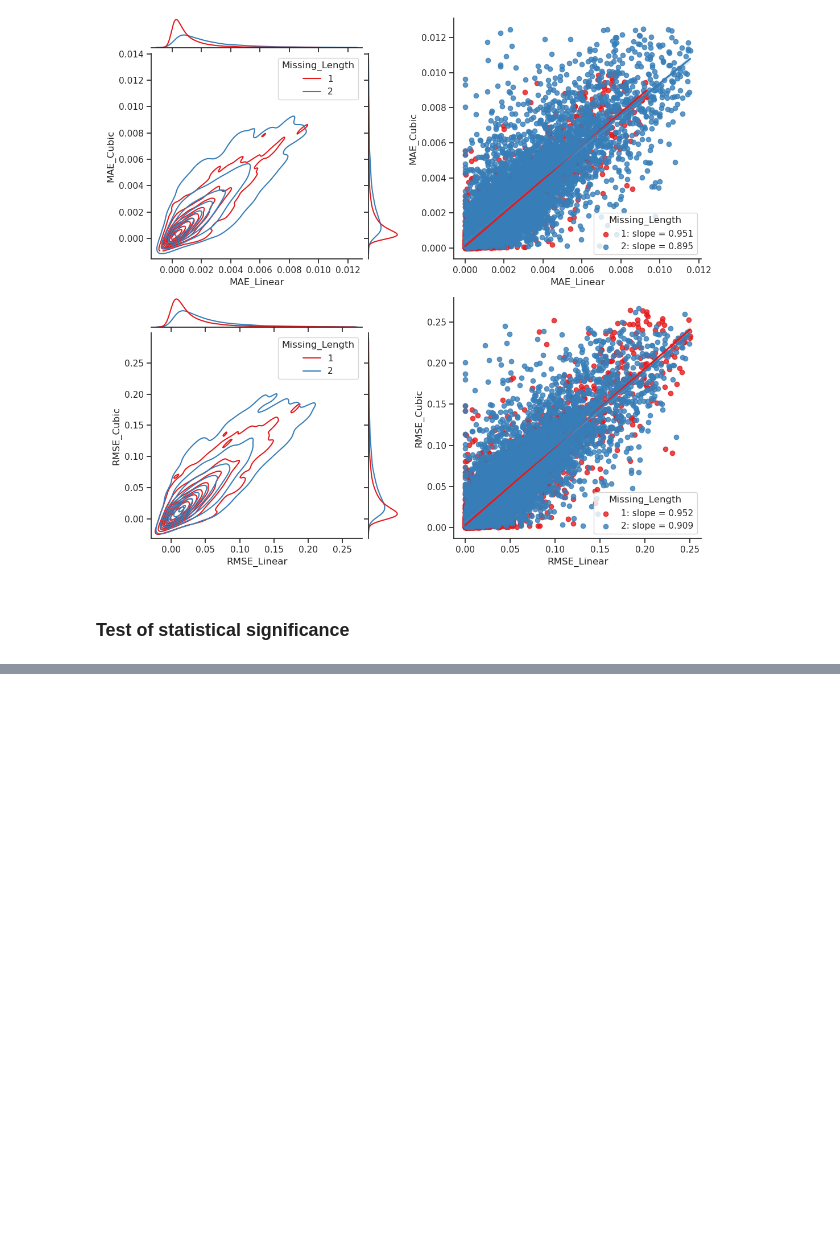
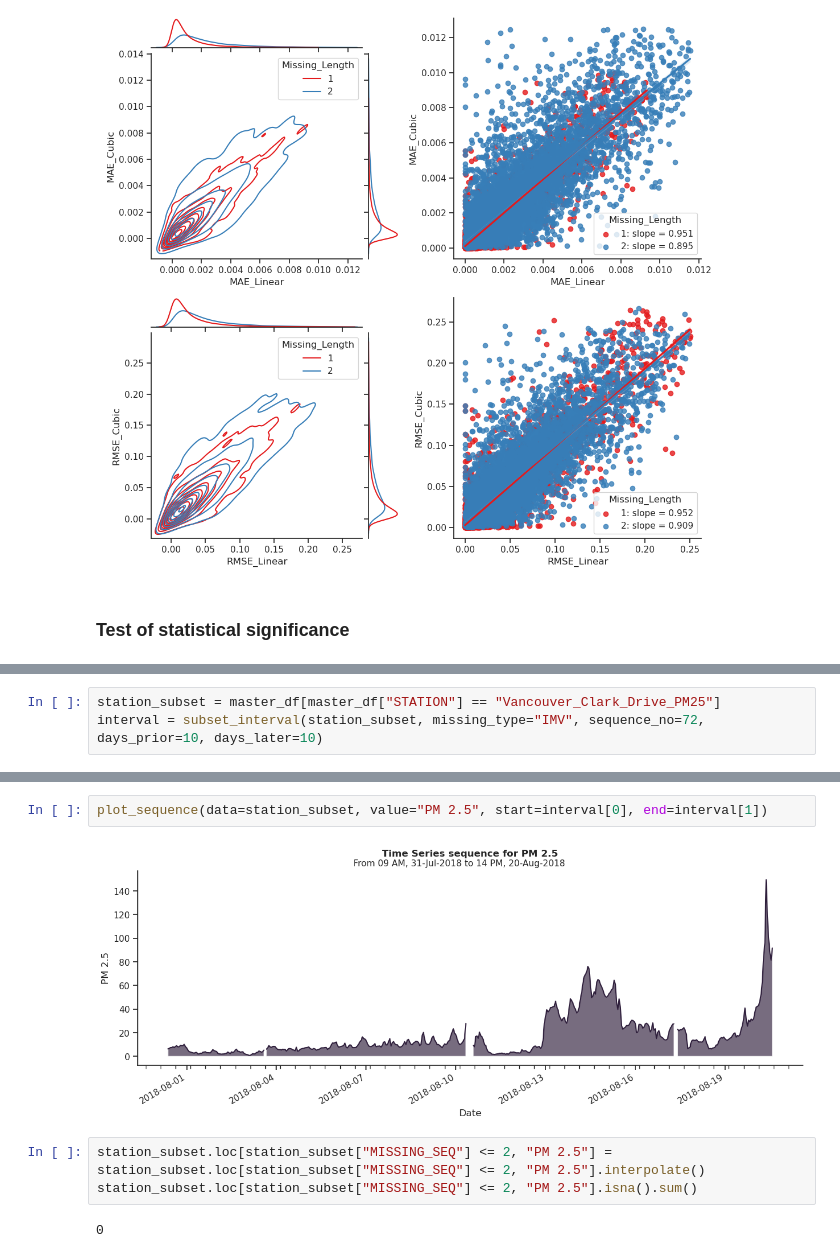
Before and after one commit to erich-hs/Air-We-Breathe, a Jupyter notebook: awb_Missing.ipynb, the cells around one changed output, grey strips where cells are left out. Drawn from its saved outputs; the diff is of its cells as text; blank space fills up the shorter version.

```diff
--- a/awb_Missing.ipynb
+++ b/awb_Missing.ipynb
@@ -820,0 +835,3 @@ MAE metric is statistically different between Cubic and Linear short sequence im
+# %%
+station_subset = master_df[master_df["STATION"] == "Vancouver_Clark_Drive_PM25"]
+interval = subset_interval(station_subset, missing_type="IMV", sequence_no=72, days_prior=10, days_later=10)
@@ -820,0 +856,9 @@ MAE metric is statistically different between Cubic and Linear short sequence im
+# %%
+plot_sequence(data=station_subset, value="PM 2.5", start=interval[0], end=interval[1])
+# %% [output]
+[figure, added]
+# %%
+station_subset.loc[station_subset["MISSING_SEQ"] <= 2, "PM 2.5"] = station_subset.loc[station_subset["MISSING_SEQ"] <= 2, "PM 2.5"].interpolate()
+station_subset.loc[station_subset["MISSING_SEQ"] <= 2, "PM 2.5"].isna().sum()
+# %% [output]
+0
```
Also changed, not shown: parts of 28 cells of this notebook, 4 other files.
